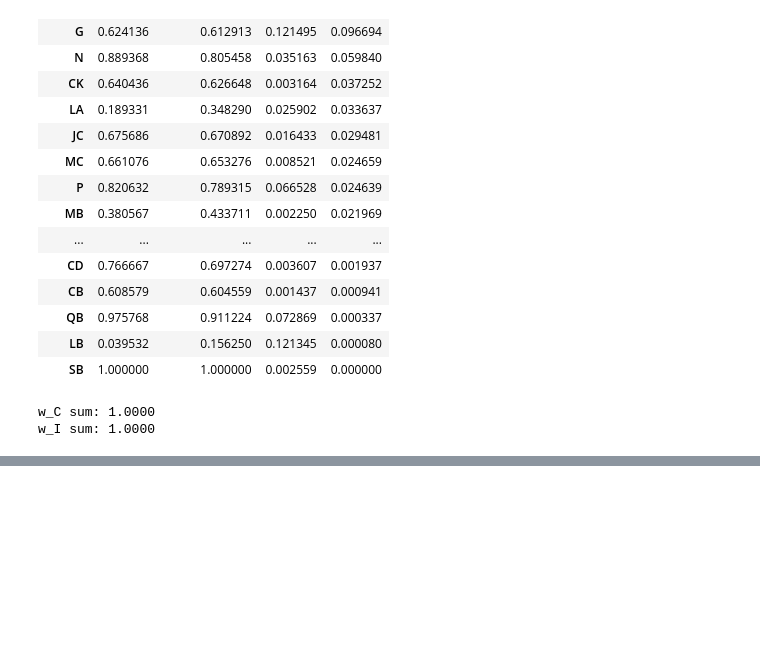
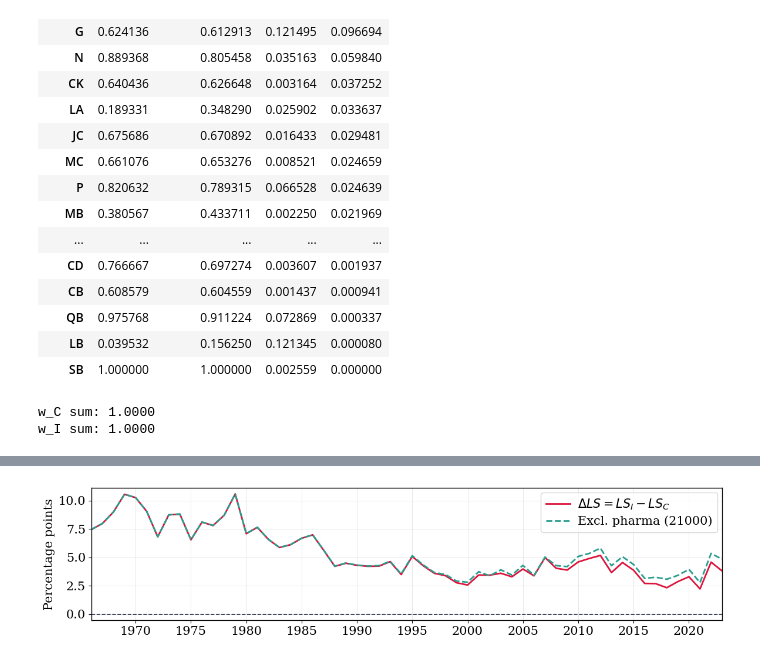
Before and after one commit to cfn368/ba_capinc, a Jupyter notebook: 2_labour_shares.ipynb, the cells around one changed output, grey strips where cells are left out. Drawn from its saved outputs; the diff is of its cells as text; code cells hidden in the pictures; blank space fills up the shorter version.

```diff
--- a/2_labour_shares.ipynb
+++ b/2_labour_shares.ipynb
@@ -64,0 +206,19 @@ w_I sum: 1.0000
+# %%
+fig, ax = plt.subplots(1, 1, figsize=(12, 3))
+
+ax.plot(df_ts.index, df_ts['LS_I_minus_C'],
+        color='crimson', lw=2, label=r'$\Delta LS = LS_I - LS_C$')
+ax.plot(df_ts_nopharma.index, df_ts_nopharma['LS_I_minus_C'],
+        color='#2A9D8F', lw=2, ls='--', label=r'Excl. pharma (21000)')
+
+ax.axhline(0, color='#1F2A44', linewidth=1.2, ls='--')
+ax.set_xlim(df_ts.index.min(), df_ts.index.max())
+ax.set_ylabel('Percentage points')
+ax.grid(linewidth=0.6, alpha=0.35)
+ax.xaxis.set_major_locator(mticker.MaxNLocator(nbins=12))
+ax.legend(loc='upper right')
+plt.tight_layout()
+# plt.savefig('0_output/LS_pharma_sensitivity.png', dpi=200)
+plt.show()
+# %% [output]
+[figure, added]
```
Also changed, not shown: parts of 8 cells of this notebook, 12 other files.
